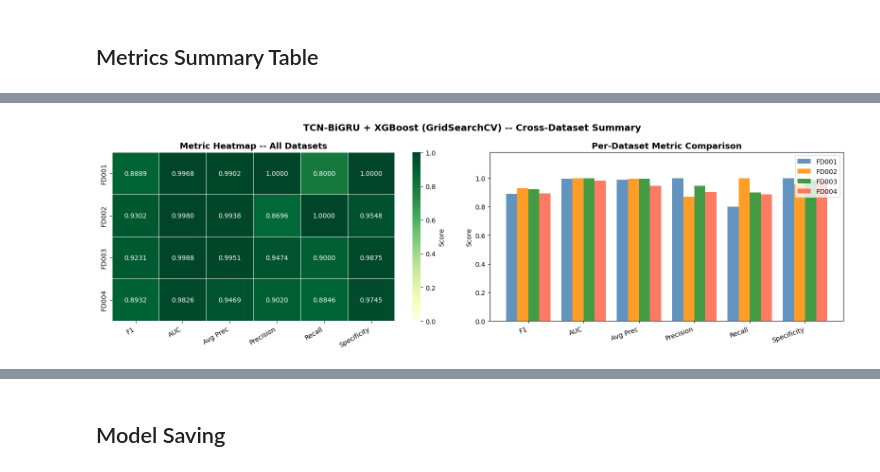
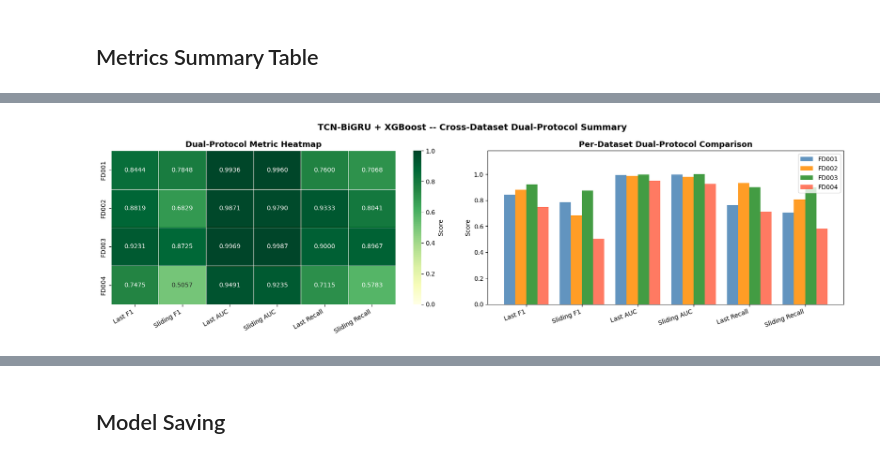
Before and after one commit to dcangundogan/airplanefailureprediction, a Jupyter notebook: tcn_bigru_xgboost_cmapss.ipynb, the cells around one changed output, grey strips where cells are left out. Saved outputs shown, nothing was run; the diff lists cells and outputs as text; code cells hidden in the pictures.

```diff
--- a/tcn_bigru_xgboost_cmapss.ipynb
+++ b/tcn_bigru_xgboost_cmapss.ipynb
@@ -790,7 +1228,8 @@ Dashboard saved: results_dashboard_FD001.png
 ## Metrics Summary Table
 # %%
 report_dict = classification_report(
-    y_te, test_preds, target_names=['Normal', 'Near Failure'], output_dict=True)
+    y_te, test_preds, target_names=['Normal', 'Near Failure'], output_dict=True,
+    zero_division=0)
 
 rows = []
 for cls in ['Normal', 'Near Failure']:
@@ -808,17 +1247,17 @@ for name, val in [('Overall F1', f1), ('ROC-AUC', auc),
 
 df_summary = pd.DataFrame(rows).set_index('Class')
 
-print('\n' + '=' * 60)
-print(f'  {FD} -- TCN-BiGRU + XGBoost (GridSearchCV)')
-print('=' * 60)
+print('\n' + '=' * 72)
+print(f'  {FD} -- TCN-BiGRU + XGBoost ({primary_protocol}/{primary_decision_mode})')
+print('=' * 72)
 print(df_summary.to_string())
-print('=' * 60)
+print('=' * 72)
 
 try:
     from IPython.display import display
     styled = (
         df_summary.style
-        .set_caption(f'TCN-BiGRU-XGBoost Results -- {FD}')
+        .set_caption(f'TCN-BiGRU-XGBoost Results -- {FD} ({primary_protocol}/{primary_decision_mode})')
         .set_table_styles([
             {'selector': 'caption',
              'props': [('font-size', '14px'), ('font-weight', 'bold')]},
@@ -1021,56 +1557,72 @@ Running all CMAPSS datasets...
 # %%
-metric_cols = ['F1', 'AUC', 'Avg Prec', 'Precision', 'Recall', 'Specificity']
+result_rows = pd.DataFrame(all_results).T
+numeric_cols = [
+    'Val Window F1', 'Val Engine F1',
+    'Last F1', 'Last AUC', 'Last Avg Prec', 'Last Precision', 'Last Recall', 'Last Specificity',
+    'Sliding F1', 'Sliding AUC', 'Sliding Avg Prec', 'Sliding Precision', 'Sliding Recall', 'Sliding Specificity',
+    'Sliding Window F1', 'Sliding Engine F1',
+]
 
-df_res = pd.DataFrame(
-    {k: {m: v[m] for m in metric_cols} for k, v in all_results.items()}
-).T.astype(float)
-df_res.loc['Mean'] = df_res.mean()
-df_res.loc['Std']  = df_res.iloc[:-1].std()
+for col in numeric_cols:
+    result_rows[col] = pd.to_numeric(result_rows[col], errors='coerce')
 
-print('=' * 70)
-print('  TCN-BiGRU + XGBoost (GridSearchCV) -- Cross-Dataset Results')
-print('=' * 70)
-print(df_res.round(4).to_string())
-print('=' * 70)
+summary_numeric = result_rows[numeric_cols].copy()
+summary_numeric.loc['Mean'] = summary_numeric.mean(numeric_only=True)
+summary_numeric.loc['Std']  = summary_numeric.iloc[:-1].std(numeric_only=True)
 
-# Heatmap + grouped bar chart
-fig, (ax_heat, ax_bar) = plt.subplots(1, 2, figsize=(16, 5))
+report_cols = [
+    'Val Decision', 'Last Decision', 'Sliding Decision',
+    'Last F1', 'Sliding F1', 'Last AUC', 'Sliding AUC',
+    'Last Precision', 'Sliding Precision', 'Last Recall', 'Sliding Recall',
+    'Sliding Window F1', 'Sliding Engine F1', 'Engine Setting',
+]
 
-heat_data = df_res.loc[['FD001', 'FD002', 'FD003', 'FD004']]
+print('=' * 110)
+print('  TCN-BiGRU + XGBoost -- Cross-Dataset Dual-Protocol Results')
+print('=' * 110)
+print(result_rows[report_cols].round(4).to_string())
+print('=' * 110)
+print('\nNumeric mean/std:')
+print(summary_numeric.round(4).to_string())
+print('=' * 110)
+
+# Heatmap + grouped bar chart for headline protocol metrics
+headline_cols = ['Last F1', 'Sliding F1', 'Last AUC', 'Sliding AUC', 'Last Recall', 'Sliding Recall']
+fig, (ax_heat, ax_bar) = plt.subplots(1, 2, figsize=(17, 5))
+
+heat_data = result_rows.loc[['FD001', 'FD002', 'FD003', 'FD004'], headline_cols]
 sns.heatmap(heat_data.astype(float), annot=True, fmt='.4f', cmap='YlGn',
             vmin=0, vmax=1, ax=ax_heat, linewidths=0.5,
             cbar_kws={'label': 'Score'})
-ax_heat.set_title('Metric Heatmap -- All Datasets', fontsize=13, fontweight='bold')
-ax_heat.set_xticklabels(metric_cols, rotation=30, ha='right')
+ax_heat.set_title('Dual-Protocol Metric Heatmap', fontsize=13, fontweight='bold')
+ax_heat.set_xticklabels(headline_cols, rotation=30, ha='right')
 
-x      = np.arange(len(metric_cols))
+x      = np.arange(len(headline_cols))
 w      = 0.2
 fds    = ['FD001', 'FD002', 'FD003', 'FD004']
 colors = ['steelblue', 'darkorange', 'forestgreen', 'tomato']
 for i, (fd_name, col) in enumerate(zip(fds, colors)):
-    vals = df_res.loc[fd_name, metric_cols].values.astype(float)
+    vals = result_rows.loc[fd_name, headline_cols].values.astype(float)
     ax_bar.bar(x + i * w, vals, width=w, label=fd_name, color=col, alpha=0.85)
 ax_bar.set_xticks(x + 1.5 * w)
-ax_bar.set_xticklabels(metric_cols, rotation=20, ha='right')
+ax_bar.set_xticklabels(headline_cols, rotation=20, ha='right')
 ax_bar.set_ylim(0, 1.18)
 ax_bar.set_ylabel('Score')
-ax_bar.set_title('Per-Dataset Metric Comparison', fontsize=13, fontweight='bold')
+ax_bar.set_title('Per-Dataset Dual-Protocol Comparison', fontsize=13, fontweight='bold')
 ax_bar.legend()
 
-plt.suptitle('TCN-BiGRU + XGBoost (GridSearchCV) -- Cross-Dataset Summary',
+plt.suptitle('TCN-BiGRU + XGBoost -- Cross-Dataset Dual-Protocol Summary',
              fontsize=14, fontweight='bold')
 plt.tight_layout()
-plt.savefig('cross_dataset_results.png', dpi=150, bbox_inches='tight')
+plt.savefig('cross_dataset_dual_protocol_results.png', dpi=150, bbox_inches='tight')
 plt.show()
-print('Saved: cross_dataset_results.png')
+print('Saved: cross_dataset_dual_protocol_results.png')
 
-# Styled Jupyter table
 try:
     from IPython.display import display
     styled = (
-        df_res.round(4).style
-        .background_gradient(cmap='YlGn', subset=metric_cols, vmin=0, vmax=1)
-        .set_caption('TCN-BiGRU + XGBoost (GridSearchCV) -- Cross-Dataset Results')
+        result_rows[report_cols].round(4).style
+        .set_caption('TCN-BiGRU + XGBoost -- Dual-Protocol Cross-Dataset Results')
         .set_table_styles([
             {'selector': 'caption',
              'props': [('font-size', '14px'), ('font-weight', 'bold'), ('padding', '8px')]},
@@ -1080,7 +1632,7 @@ try:
             {'selector': 'td',
              'props': [('text-align', 'center'), ('padding', '6px 14px')]},
         ])
-        .highlight_max(subset=metric_cols, axis=0,
+        .highlight_max(subset=['Last F1', 'Sliding F1', 'Last AUC', 'Sliding AUC'], axis=0,
                        props='font-weight: bold; border: 2px solid #2F75B6;')
     )
     display(styled)
@@ -1101 +1661 @@ Std    0.0208  0.0076    0.0232     0.0567  0.0820       0.0193
-[figure, old version]
+[figure, new version]
```
Also changed, not shown: parts of 22 cells of this notebook, 47 other files.
